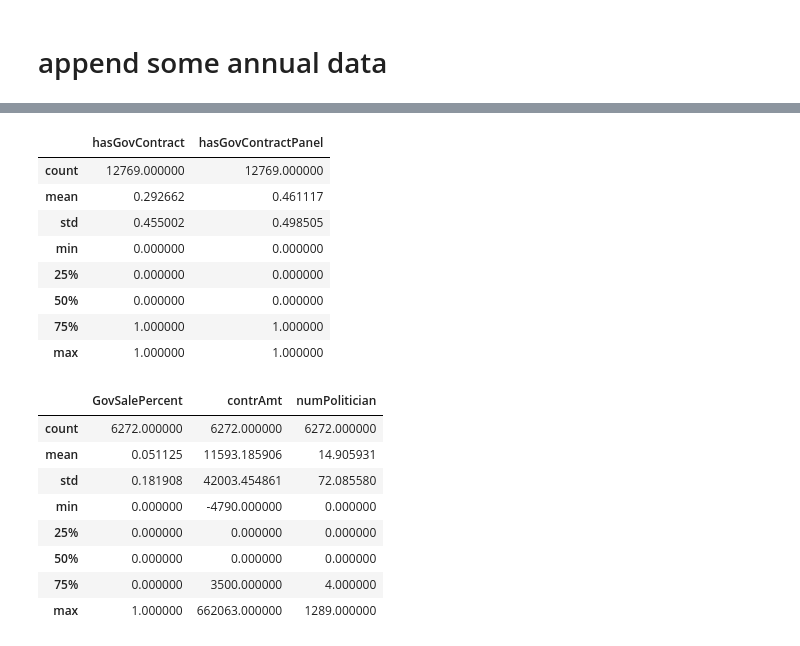
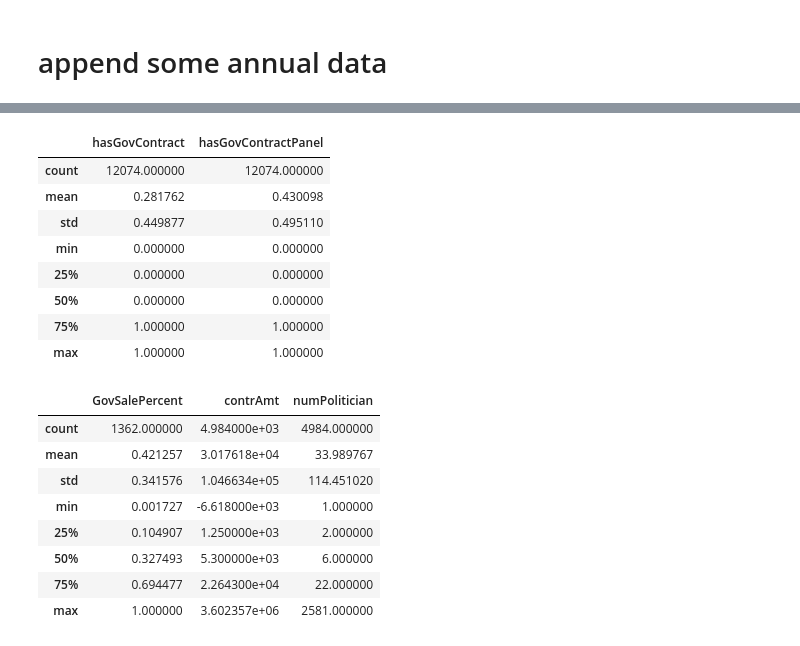
Before and after one commit to wangyouan/STOCKAct, a Jupyter notebook: Notebook/ConstructPoliticalConnectionMeasure.ipynb, the cells around one changed output, grey strips where cells are left out. Cells and saved outputs as stored; diff of their text form; code cells hidden in the pictures.

Commit message:
Construct New data

```diff
--- a/Notebook/ConstructPoliticalConnectionMeasure.ipynb
+++ b/Notebook/ConstructPoliticalConnectionMeasure.ipynb
@@ -130,7 +130,8 @@ reg_df_gov_num.to_stata(os.path.join(const.RESULT_PATH, '20241223_stock_act_reg_
 reg_df: DataFrame = pd.read_stata(os.path.join(const.RESULT_PATH, '20241223_stock_act_reg_data.dta'))
 gov_contract: DataFrame = pd.read_stata(os.path.join(const.DATA_PATH, 'fromZGY', 'gov_contract.dta')).rename(
     columns={'year': const.YEAR, 'if_gov_contract': 'hasGovContractPanel'}).drop(
-    ['index', 'if_cpdata', 'if_costplus', 'if_cas', 'if_noncomm'], axis=1).dropna(how='any')
+    ['index', 'if_cpdata', 'if_costplus', 'if_cas', 'if_noncomm'], axis=1).dropna(how='any').drop_duplicates(
+    subset=[const.GVKEY, const.YEAR], keep='first')
 govsales_percentage: DataFrame = pd.read_stata(os.path.join(const.DATA_PATH, 'fromZGY', 'govsales_percentage.dta')).rename(
     columns={'tic': const.TICKER, 'annual_per_sale': 'GovSalePercent'}).drop(
     ['index', 'gov_annual_sales', 'all_annual_sales'], axis=1).dropna(how='any')
@@ -171,31 +153,31 @@ reg_df2: DataFrame = reg_df.merge(govsales_percentage, on=[const.TICKER, const.Y
     gov_contract, on=[const.GVKEY, const.YEAR], how='left').merge(
     dollar_amount, on=[const.GVKEY, const.YEAR], how='left').merge(
     people_num, on=[const.GVKEY, const.YEAR], how='left')
-reg_df2.loc[:, 'GovSalePercent'] = reg_df2['GovSalePercent'].fillna(0)
 reg_df2.loc[:, 'hasGovContractPanel'] = reg_df2['hasGovContractPanel'].fillna(0)
-reg_df2.loc[:, 'contrAmt'] = reg_df2['contrAmt'].fillna(0)
-reg_df2.loc[:, 'numPolitician'] = reg_df2['numPolitician'].fillna(0)
 # %%
 reg_df2[['hasGovContract', 'hasGovContractPanel']].describe()
 # %% [output]
 |  | hasGovContract | hasGovContractPanel |
-| count | 12769.000000 | 12769.000000 |
-| mean | 0.292662 | 0.461117 |
-| std | 0.455002 | 0.498505 |
+| count | 12074.000000 | 12074.000000 |
+| mean | 0.281762 | 0.430098 |
+| std | 0.449877 | 0.495110 |
 | min | 0.000000 | 0.000000 |
 | 25% | 0.000000 | 0.000000 |
 | 50% | 0.000000 | 0.000000 |
 | 75% | 1.000000 | 1.000000 |
 | max | 1.000000 | 1.000000 |
+# %%
+reg_df2['hasGovPanelMajor'] = reg_df2.apply(lambda x: int((x['hasGovContractPanel'] == 1) and (x['MajorGovCustomer'] == 0)), axis=1)
+reg_df2['hasGovPanelFed'] = reg_df2.apply(lambda x: int((x['hasGovContractPanel'] == 1) and (x['fed_gov_dummy'] == 0)), axis=1)
 # %%
-reg_df2.loc[reg_df2[const.YEAR] < 2012, ['GovSalePercent', 'contrAmt', 'numPolitician']].describe()
+reg_df2.loc[:, ['GovSalePercent', 'contrAmt', 'numPolitician']].describe()
 # %% [output]
 |  | GovSalePercent | contrAmt | numPolitician |
-| count | 6272.000000 | 6272.000000 | 6272.000000 |
-| mean | 0.051125 | 11593.185906 | 14.905931 |
-| std | 0.181908 | 42003.454861 | 72.085580 |
-| min | 0.000000 | -4790.000000 | 0.000000 |
-| 25% | 0.000000 | 0.000000 | 0.000000 |
-| 50% | 0.000000 | 0.000000 | 0.000000 |
-| 75% | 0.000000 | 3500.000000 | 4.000000 |
-| max | 1.000000 | 662063.000000 | 1289.000000 |
+| count | 1362.000000 | 4.984000e+03 | 4984.000000 |
+| mean | 0.421257 | 3.017618e+04 | 33.989767 |
+| std | 0.341576 | 1.046634e+05 | 114.451020 |
+| min | 0.001727 | -6.618000e+03 | 1.000000 |
+| 25% | 0.104907 | 1.250000e+03 | 2.000000 |
+| 50% | 0.327493 | 5.300000e+03 | 6.000000 |
+| 75% | 0.694477 | 2.264300e+04 | 22.000000 |
+| max | 1.000000 | 3.602357e+06 | 2581.000000 |
```
Also changed, not shown: parts of 6 cells of this notebook.
